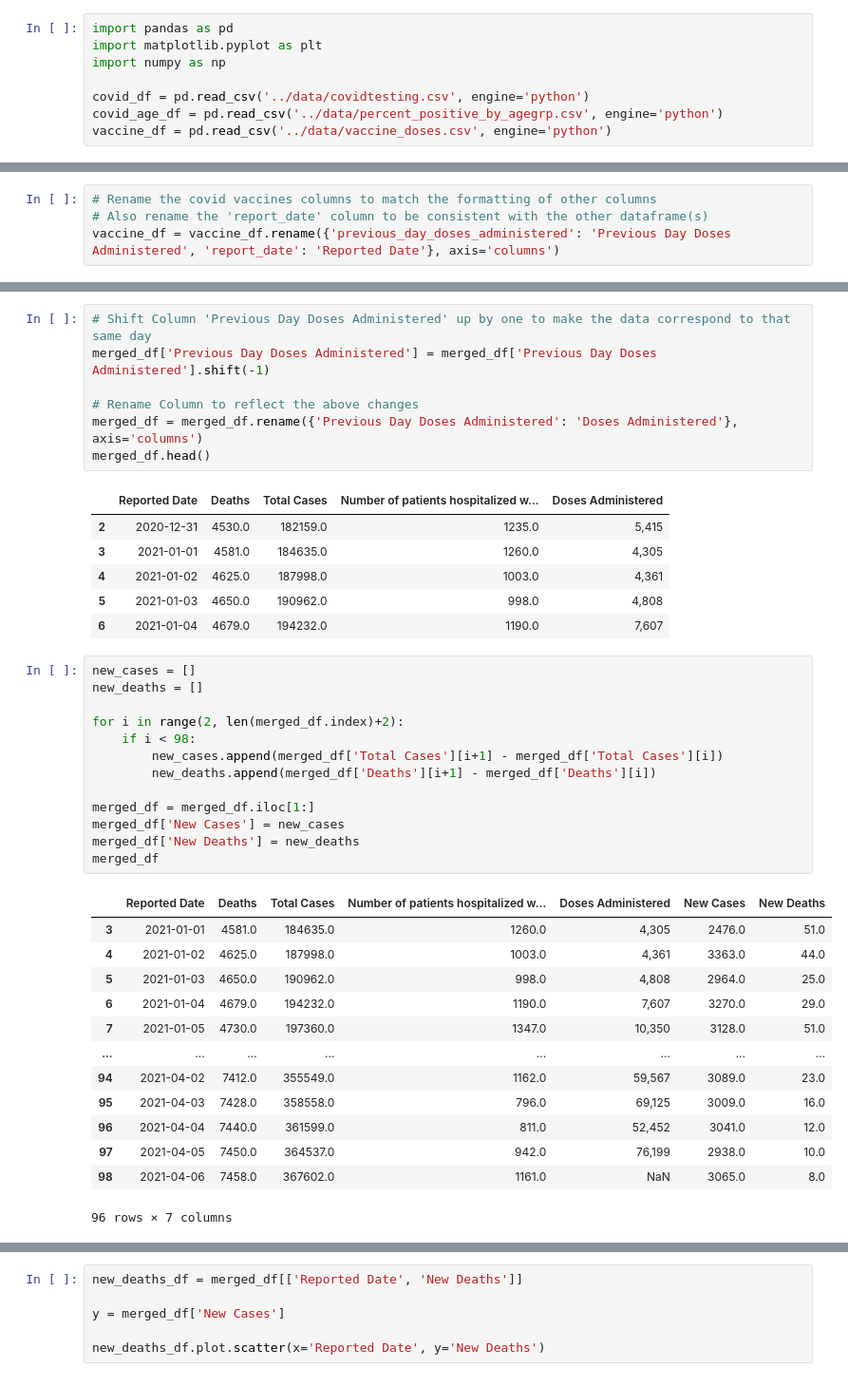
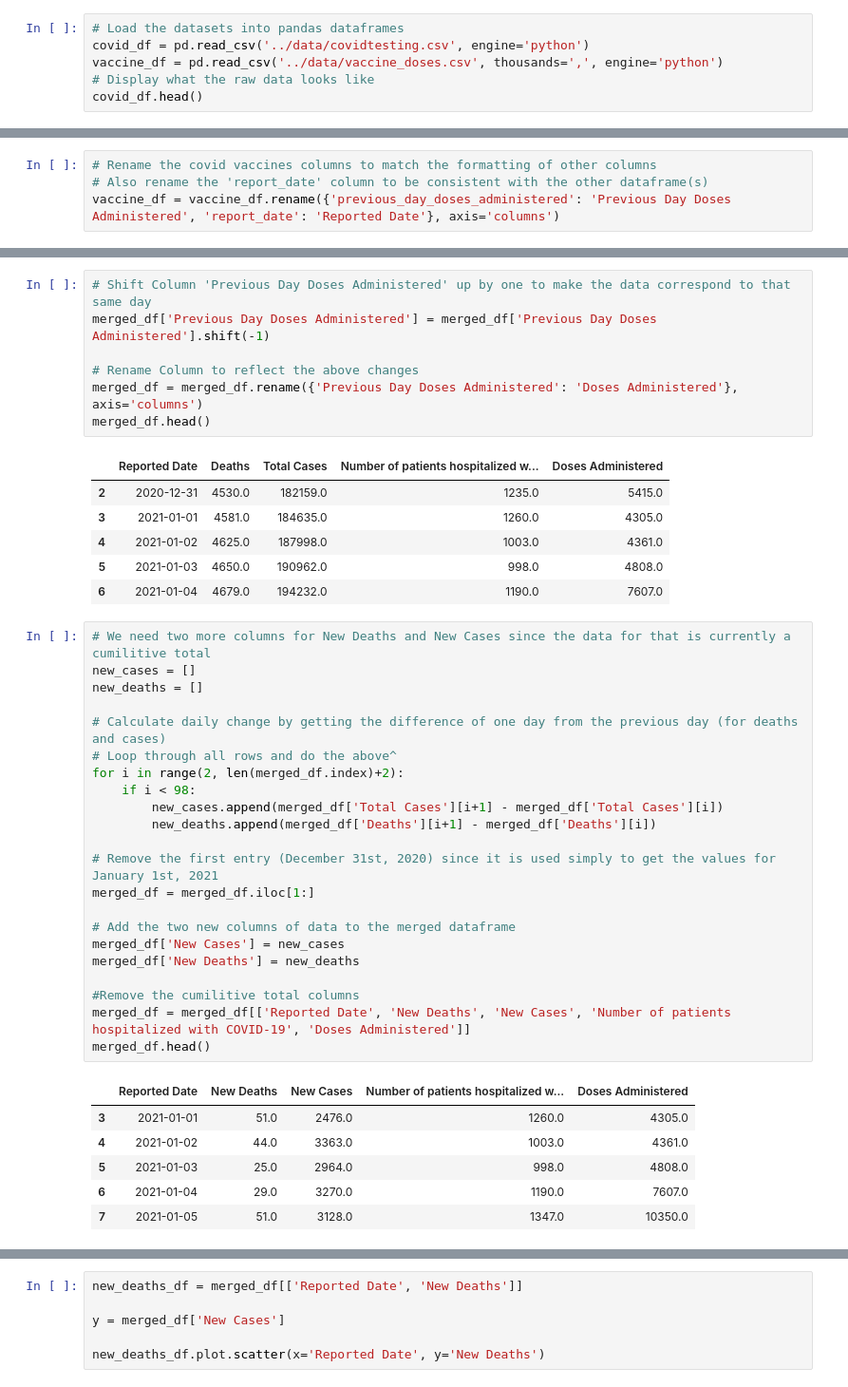
Before and after one commit to SVD6/SYSC-4906-Project, a Jupyter notebook: notebooks/covid-analysis.ipynb, the cells around one changed output, grey strips where cells are left out. Shown at 95% size. Drawn from its saved outputs; the diff is of its cells as text.

```diff
--- a/notebooks/covid-analysis.ipynb
+++ b/notebooks/covid-analysis.ipynb
@@ -1,8 +6,6 @@
 # %%
-import pandas as pd
-import matplotlib.pyplot as plt
-import numpy as np
-
+# Load the datasets into pandas dataframes
 covid_df = pd.read_csv('../data/covidtesting.csv', engine='python')
-covid_age_df = pd.read_csv('../data/percent_positive_by_agegrp.csv', engine='python')
-vaccine_df = pd.read_csv('../data/vaccine_doses.csv', engine='python')
+vaccine_df = pd.read_csv('../data/vaccine_doses.csv', thousands=',', engine='python')
+# Display what the raw data looks like
+covid_df.head()
@@ -79,38 +56,40 @@ merged_df = merged_df.rename({'Previous Day Doses Administered': 'Doses Administ
 merged_df.head()
 # %% [output]
 |  | Reported Date | Deaths | Total Cases | Number of patients hospitalized w... | Doses Administered |
-| 2 | 2020-12-31 | 4530.0 | 182159.0 | 1235.0 | 5,415 |
-| 3 | 2021-01-01 | 4581.0 | 184635.0 | 1260.0 | 4,305 |
-| 4 | 2021-01-02 | 4625.0 | 187998.0 | 1003.0 | 4,361 |
-| 5 | 2021-01-03 | 4650.0 | 190962.0 | 998.0 | 4,808 |
-| 6 | 2021-01-04 | 4679.0 | 194232.0 | 1190.0 | 7,607 |
+| 2 | 2020-12-31 | 4530.0 | 182159.0 | 1235.0 | 5415.0 |
+| 3 | 2021-01-01 | 4581.0 | 184635.0 | 1260.0 | 4305.0 |
+| 4 | 2021-01-02 | 4625.0 | 187998.0 | 1003.0 | 4361.0 |
+| 5 | 2021-01-03 | 4650.0 | 190962.0 | 998.0 | 4808.0 |
+| 6 | 2021-01-04 | 4679.0 | 194232.0 | 1190.0 | 7607.0 |
 # %%
+# We need two more columns for New Deaths and New Cases since the data for that is currently a cumilitive total
 new_cases = []
 new_deaths = []
 
+# Calculate daily change by getting the difference of one day from the previous day (for deaths and cases)
+# Loop through all rows and do the above^
 for i in range(2, len(merged_df.index)+2):
     if i < 98:
         new_cases.append(merged_df['Total Cases'][i+1] - merged_df['Total Cases'][i])
         new_deaths.append(merged_df['Deaths'][i+1] - merged_df['Deaths'][i])
 
+# Remove the first entry (December 31st, 2020) since it is used simply to get the values for January 1st, 2021
 merged_df = merged_df.iloc[1:]
+
+# Add the two new columns of data to the merged dataframe
 merged_df['New Cases'] = new_cases
 merged_df['New Deaths'] = new_deaths
-merged_df
+
+#Remove the cumilitive total columns
+merged_df = merged_df[['Reported Date', 'New Deaths', 'New Cases', 'Number of patients hospitalized with COVID-19', 'Doses Administered']]
+merged_df.head()
 # %% [output]
-|  | Reported Date | Deaths | Total Cases | Number of patients hospitalized w... | Doses Administered | New Cases | New Deaths |
-| 3 | 2021-01-01 | 4581.0 | 184635.0 | 1260.0 | 4,305 | 2476.0 | 51.0 |
-| 4 | 2021-01-02 | 4625.0 | 187998.0 | 1003.0 | 4,361 | 3363.0 | 44.0 |
-| 5 | 2021-01-03 | 4650.0 | 190962.0 | 998.0 | 4,808 | 2964.0 | 25.0 |
-| 6 | 2021-01-04 | 4679.0 | 194232.0 | 1190.0 | 7,607 | 3270.0 | 29.0 |
-| 7 | 2021-01-05 | 4730.0 | 197360.0 | 1347.0 | 10,350 | 3128.0 | 51.0 |
-| ... | ... | ... | ... | ... | ... | ... | ... |
-| 94 | 2021-04-02 | 7412.0 | 355549.0 | 1162.0 | 59,567 | 3089.0 | 23.0 |
-| 95 | 2021-04-03 | 7428.0 | 358558.0 | 796.0 | 69,125 | 3009.0 | 16.0 |
-| 96 | 2021-04-04 | 7440.0 | 361599.0 | 811.0 | 52,452 | 3041.0 | 12.0 |
-| 97 | 2021-04-05 | 7450.0 | 364537.0 | 942.0 | 76,199 | 2938.0 | 10.0 |
-| 98 | 2021-04-06 | 7458.0 | 367602.0 | 1161.0 | NaN | 3065.0 | 8.0 |
+|  | Reported Date | New Deaths | New Cases | Number of patients hospitalized w... | Doses Administered |
+| 3 | 2021-01-01 | 51.0 | 2476.0 | 1260.0 | 4305.0 |
+| 4 | 2021-01-02 | 44.0 | 3363.0 | 1003.0 | 4361.0 |
+| 5 | 2021-01-03 | 25.0 | 2964.0 | 998.0 | 4808.0 |
+| 6 | 2021-01-04 | 29.0 | 3270.0 | 1190.0 | 7607.0 |
+| 7 | 2021-01-05 | 51.0 | 3128.0 | 1347.0 | 10350.0 |
-96 rows × 7 columns
 # %%
 # Reset the index to start at 1
 merged_df.index -= 2
```
Also changed, not shown: parts of 18 cells of this notebook.
